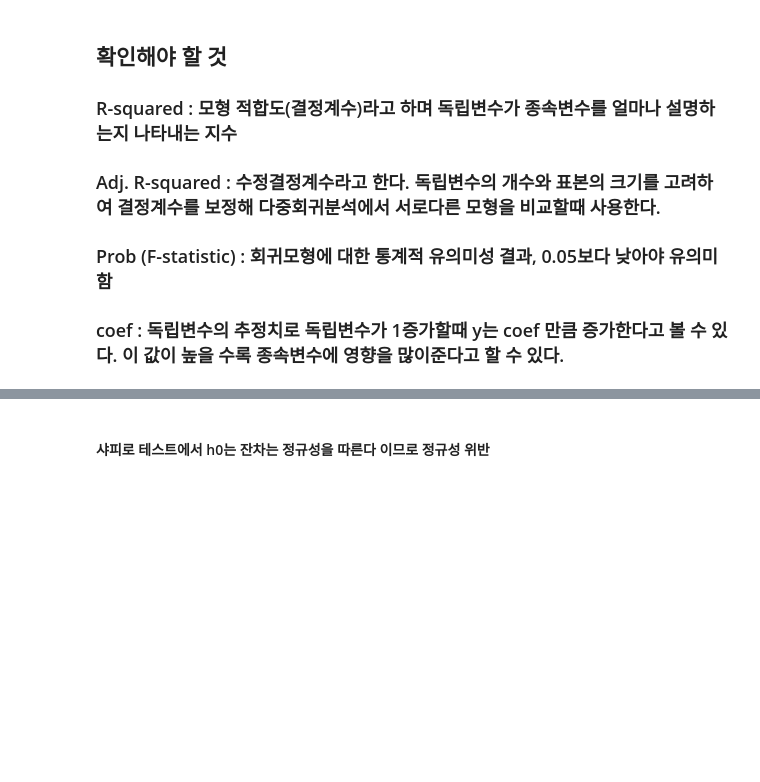
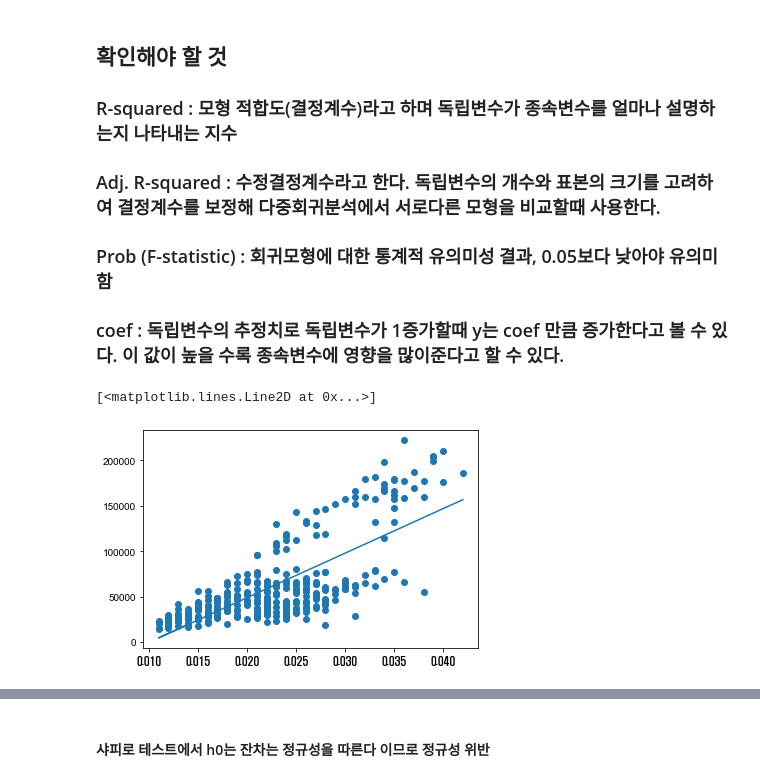
Before and after one commit to kyunleader/-, a Jupyter notebook: 3강 강의자료.ipynb, the cells around one changed output, grey strips where cells are left out. Saved outputs shown, nothing was run; the diff lists cells and outputs as text; code cells hidden in the pictures; blank space fills up the shorter version.

```diff
--- a/3강 강의자료.ipynb
+++ b/3강 강의자료.ipynb
@@ -299,3 +360,18 @@ residual = data_w['NO2(ppm)'] - fitted
 sr = scipy.stats.zscore(residual)
 # %%
 (x,y),_ = scipy.stats.probplot(sr)
+# %%
+# 적합시킨 직선 시각화
+
+import matplotlib.pyplot as plt                     # 파이썬 시각화 라이브러리
+
+plt.yticks(fontname = "Arial")
+plt.scatter(data_w['NO2'],data_w['발생건수'])               # 실제 데이터 분포를 알아보기 위한산점도 표기 방법이다.
+                                                    # 점의 label은 "data"로 정해주었다.
+plt.plot(data_w['NO2'],fitted,label = "result")               # 회귀선 표기를 위한 선형 그래프이다
+#                                                     # label은 "result"로 정해주었다.
+# plt.legend()                                        # plt.legend()함수는 범주를 plot에 그리는 함수이다.
+# plt.show()
+# %% [output]
+[<matplotlib.lines.Line2D at 0x...>]
+[figure, added]
```
Also changed, not shown: parts of 36 cells of this notebook.
